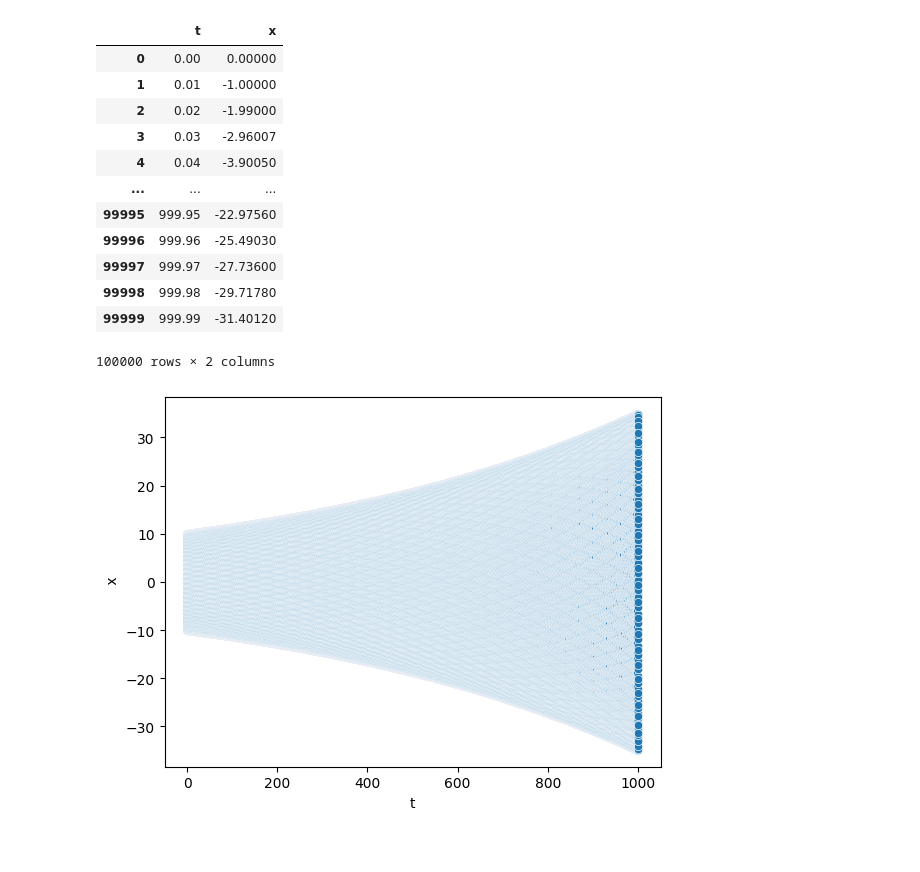
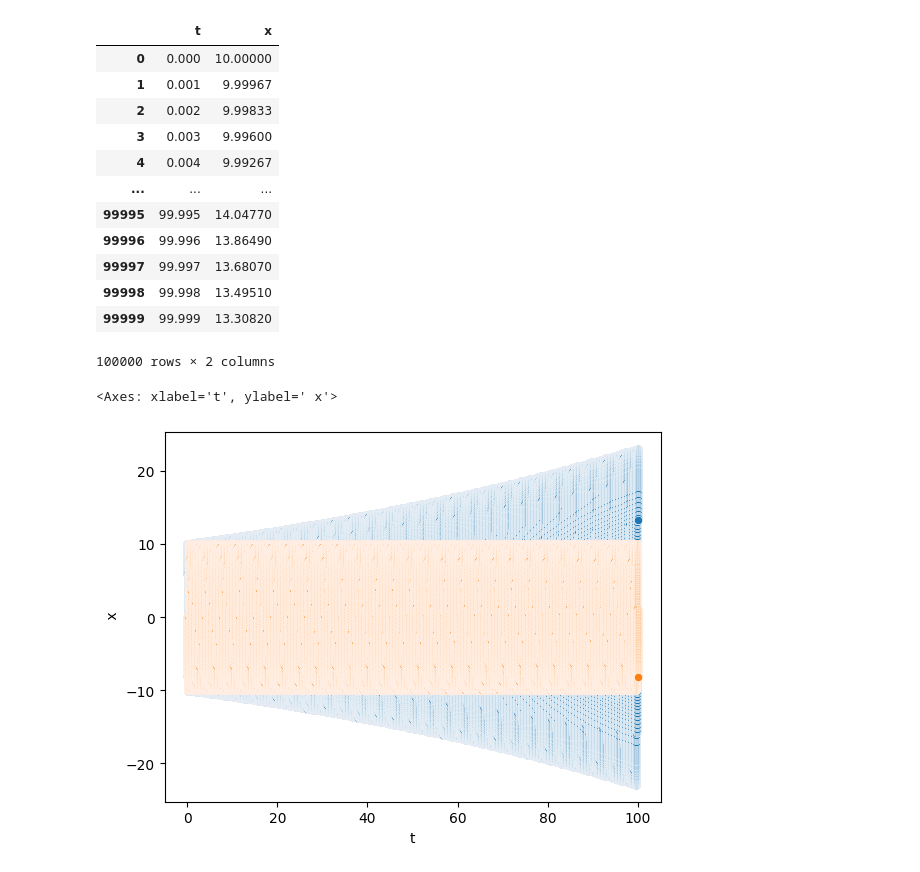
Before and after one commit to phystech123/math_models, a Jupyter notebook: 4th/main.ipynb, the cells around one changed output. Drawn from its saved outputs; the diff is of its cells as text; code cells hidden in the pictures.

```diff
--- a/4th/main.ipynb
+++ b/4th/main.ipynb
@@ -134,25 +134,26 @@ KeyboardInterrupt:
 # %%
-dfV_R = pd.read_csv("dataV_RK4.csv", sep=";")
+dfV_R = pd.read_csv("datas/dataV_RK4.csv", sep=";")
 dfV_R
 # %% [output]
 |  | t | x |
-| 0 | 0.00 | 0.00000 |
-| 1 | 0.01 | -1.00000 |
-| 2 | 0.02 | -1.99000 |
-| 3 | 0.03 | -2.96007 |
-| 4 | 0.04 | -3.90050 |
+| 0 | 0.000 | 10.00000 |
+| 1 | 0.001 | 9.99967 |
+| 2 | 0.002 | 9.99833 |
+| 3 | 0.003 | 9.99600 |
+| 4 | 0.004 | 9.99267 |
 | ... | ... | ... |
-| 99995 | 999.95 | -22.97560 |
-| 99996 | 999.96 | -25.49030 |
-| 99997 | 999.97 | -27.73600 |
-| 99998 | 999.98 | -29.71780 |
-| 99999 | 999.99 | -31.40120 |
+| 99995 | 99.995 | 14.04770 |
+| 99996 | 99.996 | 13.86490 |
+| 99997 | 99.997 | 13.68070 |
+| 99998 | 99.998 | 13.49510 |
+| 99999 | 99.999 | 13.30820 |
 100000 rows × 2 columns
 # %%
 plt.figure()
 sns.scatterplot(data=dfV_R, x='t', y=' x')
 xx = dfV_R['t'].to_numpy()
 yy = np.sin(xx*10)*(-10)
-# sns.scatterplot(x = xx, y=yy)
+sns.scatterplot(x = xx, y=yy)
 # %% [output]
+<Axes: xlabel='t', ylabel=' x'>
-[figure, old version]
+[figure, new version]
```
Also changed, not shown: parts of 10 cells of this notebook, 20 other files.
